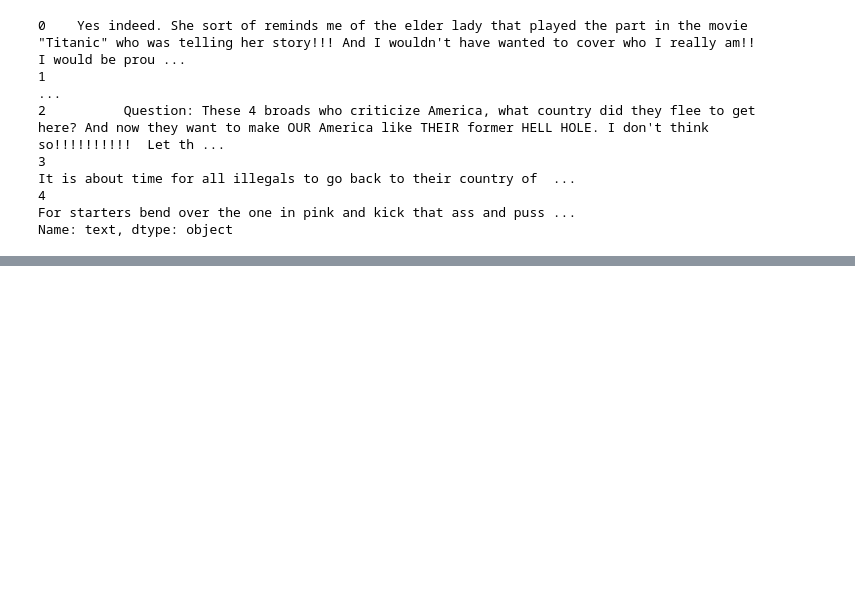
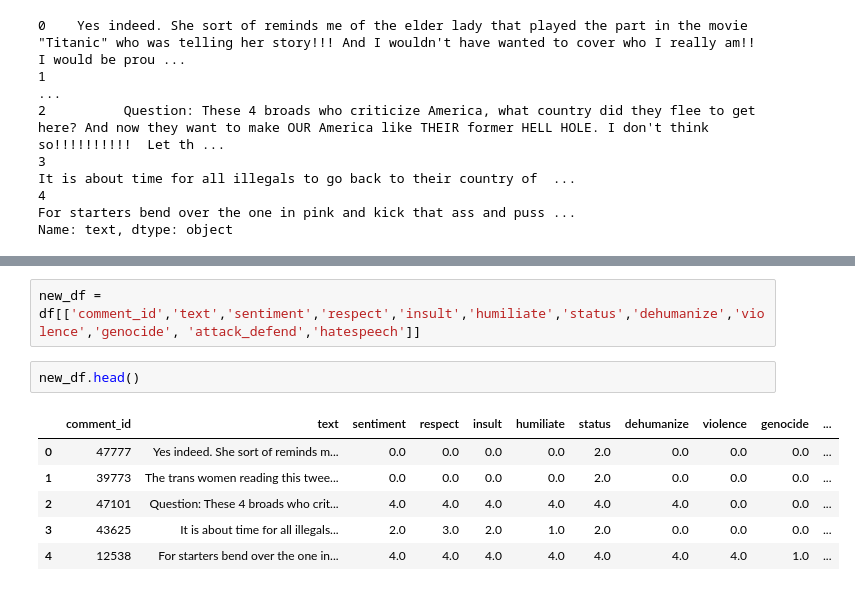
Before and after one commit to IMMachinations/probing-utils, a Jupyter notebook: probe-utils/TryDatasets.ipynb, the cells around one changed output, grey strips where cells are left out. Saved outputs shown, nothing was run; the diff lists cells and outputs as text; blank space fills up the shorter version.

```diff
--- a/probe-utils/TryDatasets.ipynb
+++ b/probe-utils/TryDatasets.ipynb
@@ -46,0 +52,11 @@ Name: text, dtype: object
+# %%
+new_df = df[['comment_id','text','sentiment','respect','insult','humiliate','status','dehumanize','violence','genocide', 'attack_defend','hatespeech']]
+# %%
+new_df.head()
+# %% [output]
+|  | comment_id | text | sentiment | respect | insult | humiliate | status | dehumanize | violence | genocide | ... |
+| 0 | 47777 | Yes indeed. She sort of reminds m... | 0.0 | 0.0 | 0.0 | 0.0 | 2.0 | 0.0 | 0.0 | 0.0 | ... |
+| 1 | 39773 | The trans women reading this twee... | 0.0 | 0.0 | 0.0 | 0.0 | 2.0 | 0.0 | 0.0 | 0.0 | ... |
+| 2 | 47101 | Question: These 4 broads who crit... | 4.0 | 4.0 | 4.0 | 4.0 | 4.0 | 4.0 | 0.0 | 0.0 | ... |
+| 3 | 43625 | It is about time for all illegals... | 2.0 | 3.0 | 2.0 | 1.0 | 2.0 | 0.0 | 0.0 | 0.0 | ... |
+| 4 | 12538 | For starters bend over the one in... | 4.0 | 4.0 | 4.0 | 4.0 | 4.0 | 4.0 | 4.0 | 1.0 | ... |
```
Also changed, not shown: parts of 8 cells of this notebook, 9 other files.
